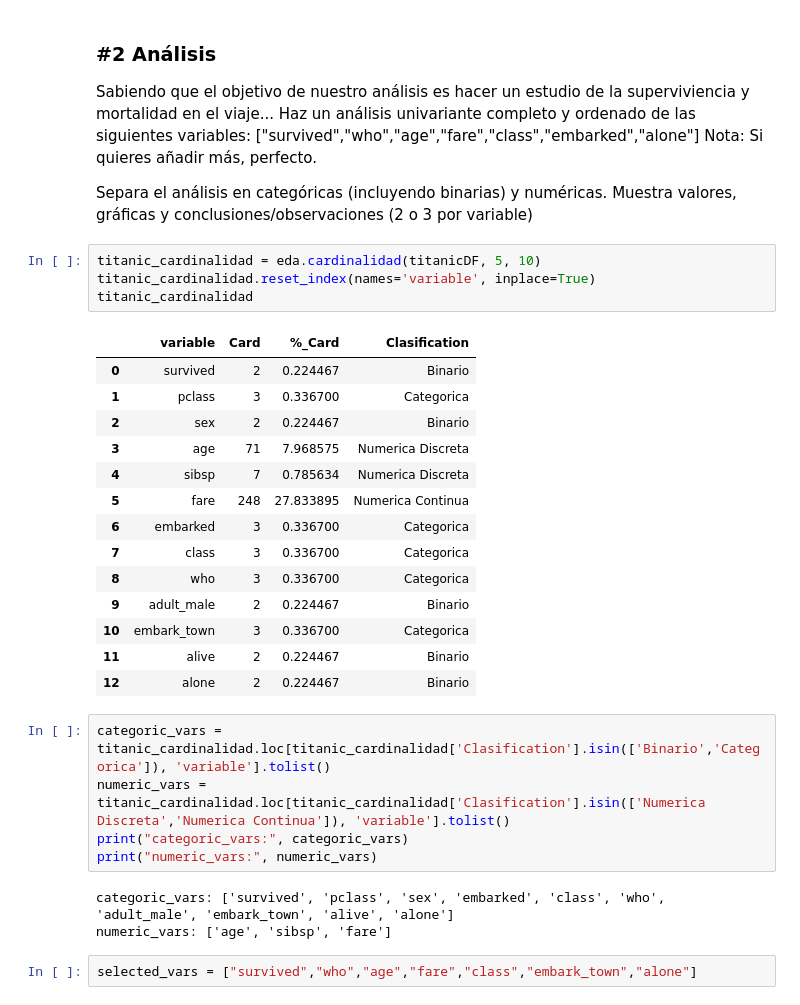
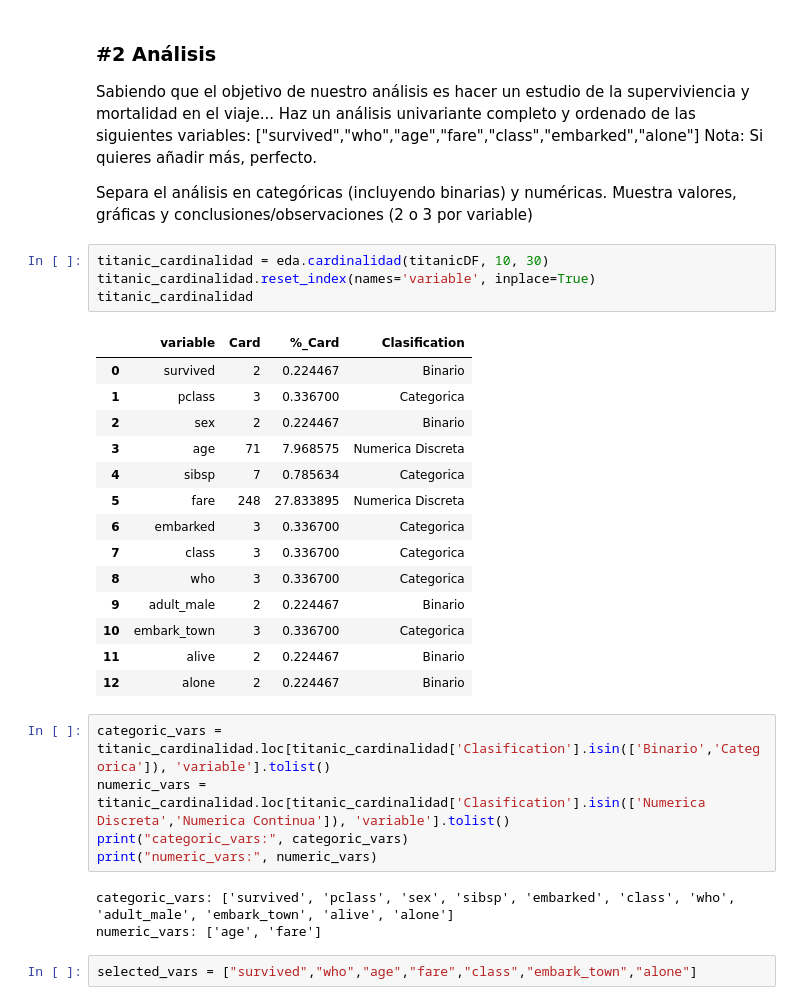
Before and after one commit to mailliwJ/ONLINE_DS_THEBRIDGE_exercises, a Jupyter notebook: 03_Analisis_de_Datos/Sprint_07/Unidad_01/Practica_Obligatoria/18_Practica_Obligatoria_Univariante.ipynb, the cells around one changed output. Drawn from its saved outputs; the diff is of its cells as text.

```diff
--- a/03_Analisis_de_Datos/Sprint_07/Unidad_01/Practica_Obligatoria/18_Practica_Obligatoria_Univariante.ipynb
+++ b/03_Analisis_de_Datos/Sprint_07/Unidad_01/Practica_Obligatoria/18_Practica_Obligatoria_Univariante.ipynb
@@ -217,17 +279,17 @@ Nota: Si quieres añadir más, perfecto.
 
 Separa el análisis en categóricas (incluyendo binarias) y numéricas. Muestra valores, gráficas y conclusiones/observaciones (2 o 3 por variable)
 # %%
-titanic_cardinalidad = eda.cardinalidad(titanicDF, 5, 10)
+titanic_cardinalidad = eda.cardinalidad(titanicDF, 10, 30)
 titanic_cardinalidad.reset_index(names='variable', inplace=True)
 titanic_cardinalidad
 # %% [output]
 |  | variable | Card | %_Card | Clasification |
 | 0 | survived | 2 | 0.224467 | Binario |
 | 1 | pclass | 3 | 0.336700 | Categorica |
 | 2 | sex | 2 | 0.224467 | Binario |
 | 3 | age | 71 | 7.968575 | Numerica Discreta |
-| 4 | sibsp | 7 | 0.785634 | Numerica Discreta |
-| 5 | fare | 248 | 27.833895 | Numerica Continua |
+| 4 | sibsp | 7 | 0.785634 | Categorica |
+| 5 | fare | 248 | 27.833895 | Numerica Discreta |
 | 6 | embarked | 3 | 0.336700 | Categorica |
 | 7 | class | 3 | 0.336700 | Categorica |
 | 8 | who | 3 | 0.336700 | Categorica |
@@ -241,8 +303,8 @@ numeric_vars = titanic_cardinalidad.loc[titanic_cardinalidad['Clasification'].is
 print("categoric_vars:", categoric_vars)
 print("numeric_vars:", numeric_vars)
 # %% [output]
-categoric_vars: ['survived', 'pclass', 'sex', 'embarked', 'class', 'who', 'adult_male', 'embark_town', 'alive', 'alone']
-numeric_vars: ['age', 'sibsp', 'fare']
+categoric_vars: ['survived', 'pclass', 'sex', 'sibsp', 'embarked', 'class', 'who', 'adult_male', 'embark_town', 'alive', 'alone']
+numeric_vars: ['age', 'fare']
 # %%
 selected_vars = ["survived","who","age","fare","class","embark_town","alone"]
 # %%
```
Also changed, not shown: parts of 13 cells of this notebook, 1 other file.
